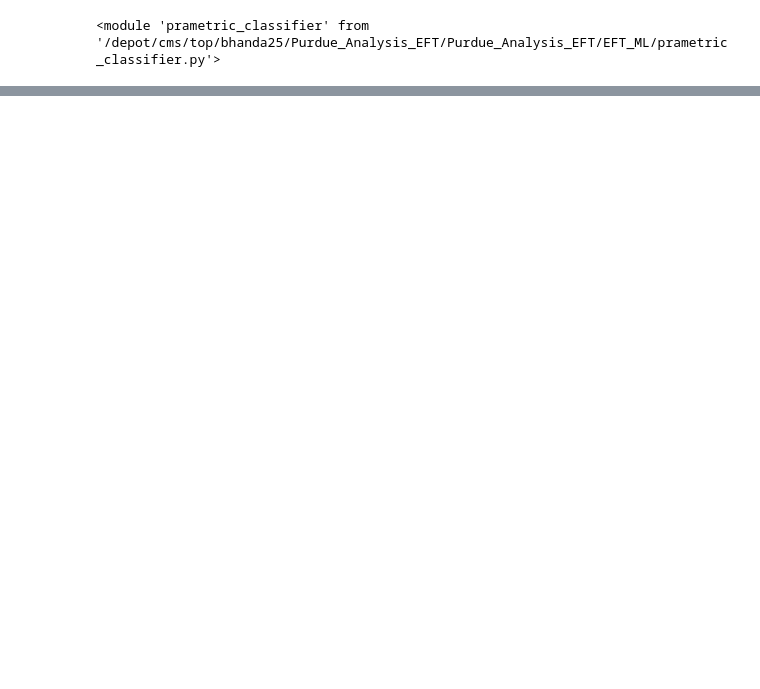
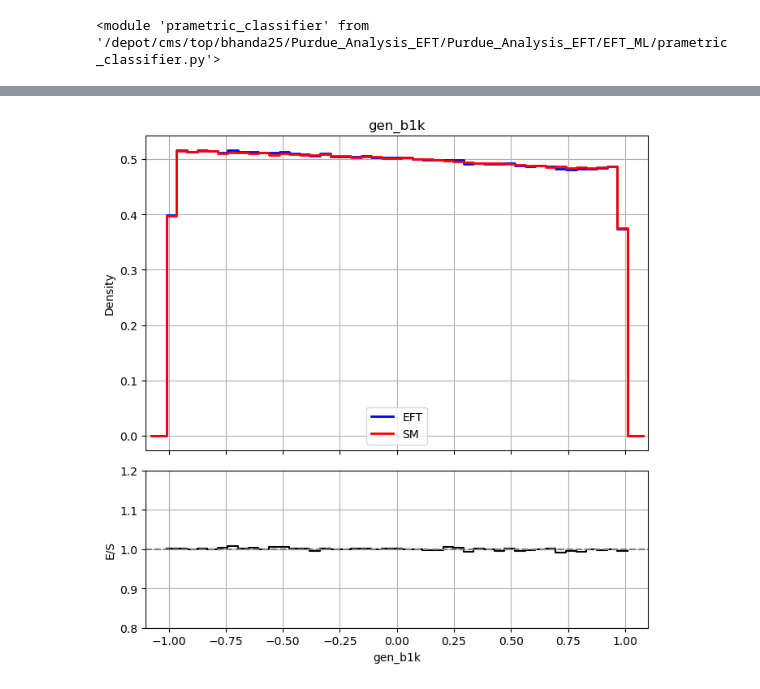
Before and after one commit to SantoshBh137/Purdue_Analysis_EFT, a Jupyter notebook: EFT_ML/ML_EFT_SM.ipynb, the cells around one changed output, grey strips where cells are left out. Cells and saved outputs as stored; diff of their text form; code cells hidden in the pictures; blank space fills up the shorter version.

```diff
--- a/EFT_ML/ML_EFT_SM.ipynb
+++ b/EFT_ML/ML_EFT_SM.ipynb
@@ -5,3 +5,7 @@ import importlib
 importlib.reload(prametric_classifier)
 # %% [output]
 <module 'prametric_classifier' from '/depot/cms/top/bhanda25/Purdue_Analysis_EFT/Purdue_Analysis_EFT/EFT_ML/prametric_classifier.py'>
+# %%
+import pandas as pd
+df_sm = pd.read_pickle("picklefile/sample_SM_ctgRe0.pkl")["gen"]
+df_eft = pd.read_pickle("picklefile/sample_EFT_ctgRe2.pkl")["gen"]
@@ -7,0 +28,96 @@ importlib.reload(prametric_classifier)
+# %%
+import matplotlib.pyplot as plt
+import numpy as np
+
+# Define your base observables
+base_vars = [
+    'gen_b1k', 'gen_b2k', 'gen_b1j', 'gen_b2j', 'gen_b1r', 'gen_b2r',
+    'gen_b1q', 'gen_b2q', 'gen_b1n', 'gen_b2n', 'gen_c_kk', 'gen_c_rr',
+    'gen_c_nn', 'gen_ll_cHel', 'gen_ll_cLab', 'gen_ttbar_mass',
+    'gen_llbar_delta_phi', 'gen_llbar_delta_eta'
+]
+
+# Extended observables (computed as combinations)
+df_eft["gen_crk_ckr"] = df_eft["gen_c_rk"] + df_eft["gen_c_kr"]
+df_sm["gen_crk_ckr"]  = df_sm["gen_c_rk"] + df_sm["gen_c_kr"]
+
+df_eft["gen_crk_ckr_m"] = df_eft["gen_c_rk"] - df_eft["gen_c_kr"]
+df_sm["gen_crk_ckr_m"]  = df_sm["gen_c_rk"] - df_sm["gen_c_kr"]
+
+df_eft["gen_cnr_crn"] = df_eft["gen_c_nr"] + df_eft["gen_c_rn"]
+df_sm["gen_cnr_crn"]  = df_sm["gen_c_nr"] + df_sm["gen_c_rn"]
+
+df_eft["gen_cnr_crn_m"] = df_eft["gen_c_nr"] - df_eft["gen_c_rn"]
+df_sm["gen_cnr_crn_m"]  = df_sm["gen_c_nr"] - df_sm["gen_c_rn"]
+
+df_eft["gen_cnk_ckn"] = df_eft["gen_c_nk"] + df_eft["gen_c_kn"]
+df_sm["gen_cnk_ckn"]  = df_sm["gen_c_nk"] + df_sm["gen_c_kn"]
+
+df_eft["gen_cnk_ckn_m"] = df_eft["gen_c_nk"] - df_eft["gen_c_kn"]
+df_sm["gen_cnk_ckn_m"]  = df_sm["gen_c_nk"] - df_sm["gen_c_kn"]
+
+# Final list of all variables to plot
+VARS = base_vars + [
+    "gen_crk_ckr", "gen_crk_ckr_m",
+    "gen_cnr_crn", "gen_cnr_crn_m",
+    "gen_cnk_ckn", "gen_cnk_ckn_m"
+]
+
+# Loop through observables and make plots
+for var in VARS:
+    eft_vals = df_eft[var].dropna()
+    sm_vals = df_sm[var].dropna()
+
+    # Special binning for log-scale
+    if var == "gen_ttbar_mass":
+        x_min, x_max = 300, 1500
+        bins = np.logspace(np.log10(x_min), np.log10(x_max), 50)
+    else:
+        buffer = 0.05 * (max(eft_vals.max(), sm_vals.max()) - min(eft_vals.min(), sm_vals.min()))
+        x_min = min(eft_vals.min(), sm_vals.min()) - buffer
+        x_max = max(eft_vals.max(), sm_vals.max()) + buffer
+        bins = np.linspace(x_min, x_max, 50)
+
+    bin_centers = 0.5 * (bins[:-1] + bins[1:])
+    hist_eft, _ = np.histogram(eft_vals, bins=bins, density=True)
+    hist_sm, _ = np.histogram(sm_vals, bins=bins, density=True)
+
+    # Ratio with NaN for undefined bins
+    with np.errstate(divide='ignore', invalid='ignore'):
+        ratio = np.where(hist_sm > 0, hist_eft / hist_sm, np.nan)
+
+    # Plotting
+    fig, (ax_main, ax_ratio) = plt.subplots(2, 1, figsize=(7, 7), sharex=True, gridspec_kw={"height_ratios": [2, 1]})
+
+    ax_main.step(bin_centers, hist_eft, where='mid', label="EFT", color='blue', linewidth=2)
+    ax_main.step(bin_centers, hist_sm, where='mid', label="SM", color='red', linewidth=2)
+    ax_main.set_ylabel("Density")
+    ax_main.set_title(var)
+    ax_main.legend()
+    ax_main.grid(True)
+
+    if var == "gen_ttbar_mass":
+        ax_main.set_xscale("log")
+        ax_main.set_xlim(300, 1500)
+    else:
+        ax_main.set_xlim(x_min, x_max)
+
+    # Ratio plot
+    ax_ratio.step(bin_centers, ratio, where='mid', color='black')
+    ax_ratio.axhline(1.0, linestyle="--", color="gray")
+    ax_ratio.set_ylabel("E/S")
+    ax_ratio.set_xlabel(var)
+    ax_ratio.set_ylim(0.8, 1.2)
+    ax_ratio.grid(True)
+
+    if var == "gen_ttbar_mass":
+        ax_ratio.set_xscale("log")
+        ax_ratio.set_xlim(300, 1500)
+    else:
+        ax_ratio.set_xlim(x_min, x_max)
+
+    plt.subplots_adjust(hspace=0.1)
+    plt.tight_layout()
+    plt.show()
+# %% [output]
+[figure, added]
```
Also changed, not shown: parts of 10 cells of this notebook, 1 other file.
